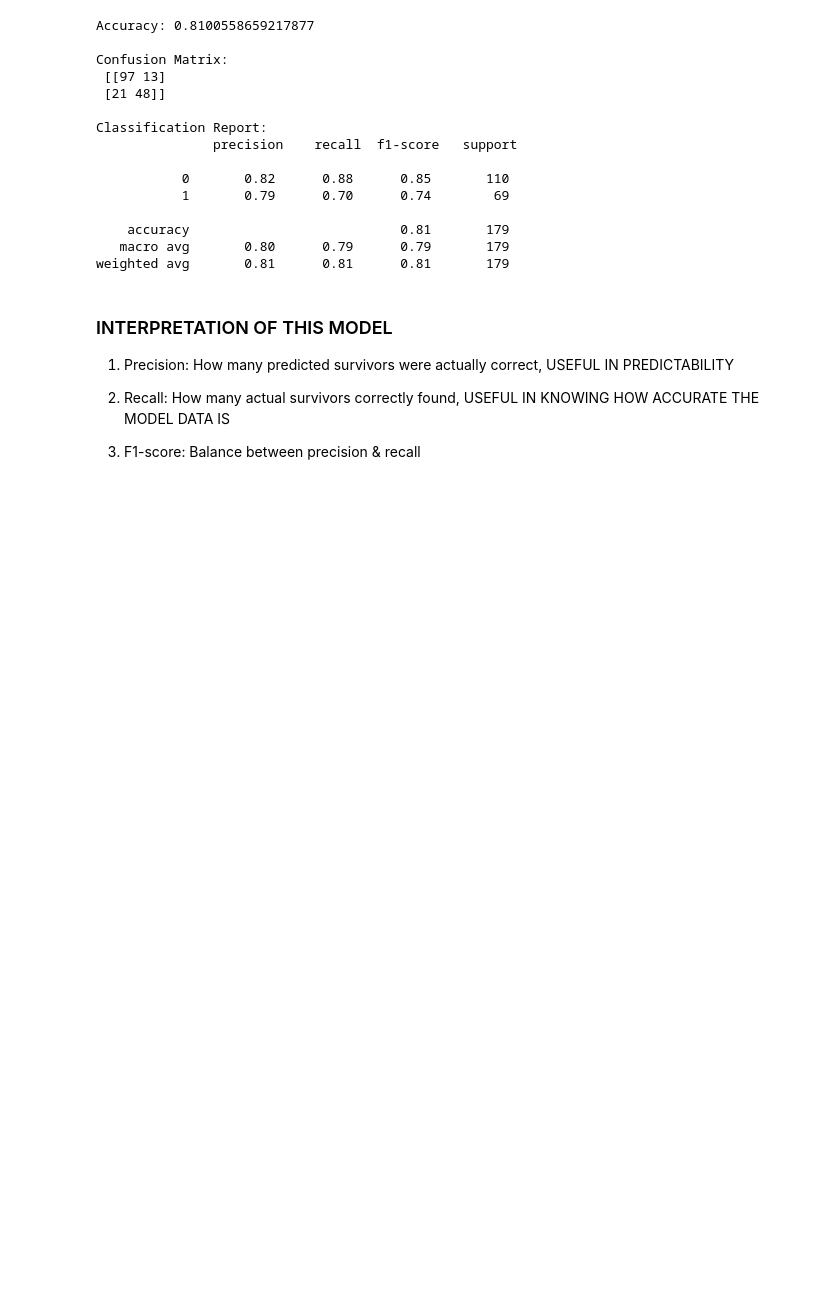
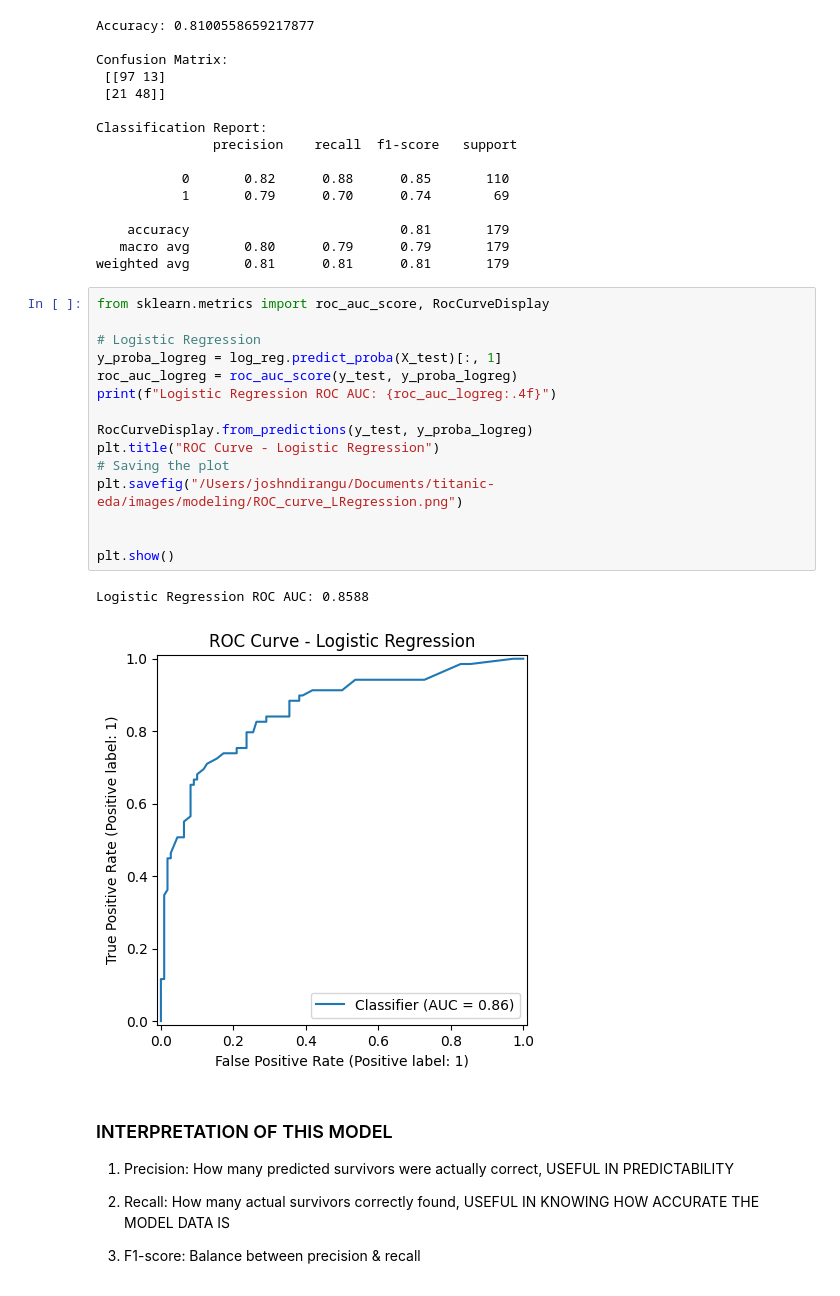
Before and after one commit to Ndirangu89/titanic-eda, a Jupyter notebook: notebooks/modeling.ipynb, the cells around one changed output. Cells and saved outputs as stored; diff of their text form; blank space fills up the shorter version.

Commit message:
Worked on Advanced Modeling

```diff
--- a/notebooks/modeling.ipynb
+++ b/notebooks/modeling.ipynb
@@ -138,6 +138,24 @@ Classification Report:
     accuracy                           0.81       179
    macro avg       0.80      0.79      0.79       179
 weighted avg       0.81      0.81      0.81       179
+# %%
+from sklearn.metrics import roc_auc_score, RocCurveDisplay
+
+# Logistic Regression
+y_proba_logreg = log_reg.predict_proba(X_test)[:, 1]
+roc_auc_logreg = roc_auc_score(y_test, y_proba_logreg)
+print(f"Logistic Regression ROC AUC: {roc_auc_logreg:.4f}")
+
+RocCurveDisplay.from_predictions(y_test, y_proba_logreg)
+plt.title("ROC Curve - Logistic Regression")
+# Saving the plot
+plt.savefig("/Users/joshndirangu/Documents/titanic-eda/images/modeling/ROC_curve_LRegression.png")
+
+
+plt.show()
+# %% [output]
+Logistic Regression ROC AUC: 0.8588
+[figure, added]
 # %% [markdown]
 ### INTERPRETATION OF THIS MODEL
 1. Precision: How many predicted survivors were actually correct, USEFUL IN PREDICTABILITY
```
Also changed, not shown: parts of 5 cells of this notebook, 29 other files.
